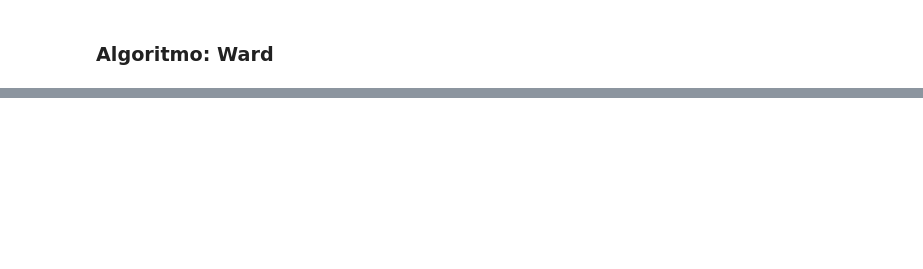
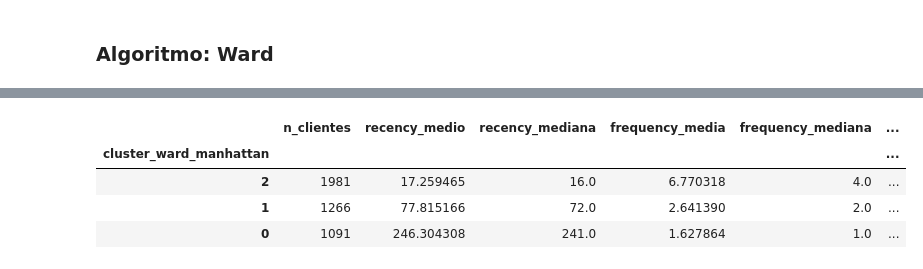
Before and after one commit to JaneOliveira/clustering-client-segmentation-tcc, a Jupyter notebook: notebooks/ExperimentoDatasetRetailOnline.ipynb, the cells around one changed output, grey strips where cells are left out. Cells and saved outputs as stored; diff of their text form; code cells hidden in the pictures; blank space fills up the shorter version.

```diff
--- a/notebooks/ExperimentoDatasetRetailOnline.ipynb
+++ b/notebooks/ExperimentoDatasetRetailOnline.ipynb
@@ -1226,0 +1292,34 @@ ward_euc.plot_dendrogram(truncate_mode='lastp', p=20)
+# %%
+cluster_profile_ward_manhattan = (
+    rfm_ward
+    .groupby(f"cluster_ward_manhattan")
+    .agg(
+        n_clientes=("Recency", "size"),
+        recency_medio=("Recency", "mean"),
+        recency_mediana=("Recency", "median"),
+        frequency_media=("Frequency", "mean"),
+        frequency_mediana=("Frequency", "median"),
+        monetary_medio=("Monetary", "mean"),
+        monetary_mediana=("Monetary", "median"),
+        faturamento_total=("Monetary", "sum"),
+    )
+    .sort_values("monetary_medio", ascending=False)
+)
+
+cluster_profile_ward_manhattan["perc_clientes"] = (
+    cluster_profile_ward_manhattan["n_clientes"]
+    / cluster_profile_ward_manhattan["n_clientes"].sum()
+)
+
+cluster_profile_ward_manhattan["perc_faturamento"] = (
+    cluster_profile_ward_manhattan["faturamento_total"]
+    / cluster_profile_ward_manhattan["faturamento_total"].sum()
+)
+
+cluster_profile_ward_manhattan
+# %% [output]
+|  | n_clientes | recency_medio | recency_mediana | frequency_media | frequency_mediana | ... |
+| cluster_ward_manhattan |  |  |  |  |  | ... |
+| 2 | 1981 | 17.259465 | 16.0 | 6.770318 | 4.0 | ... |
+| 1 | 1266 | 77.815166 | 72.0 | 2.641390 | 2.0 | ... |
+| 0 | 1091 | 246.304308 | 241.0 | 1.627864 | 1.0 | ... |
```
Also changed, not shown: parts of 12 cells of this notebook.
